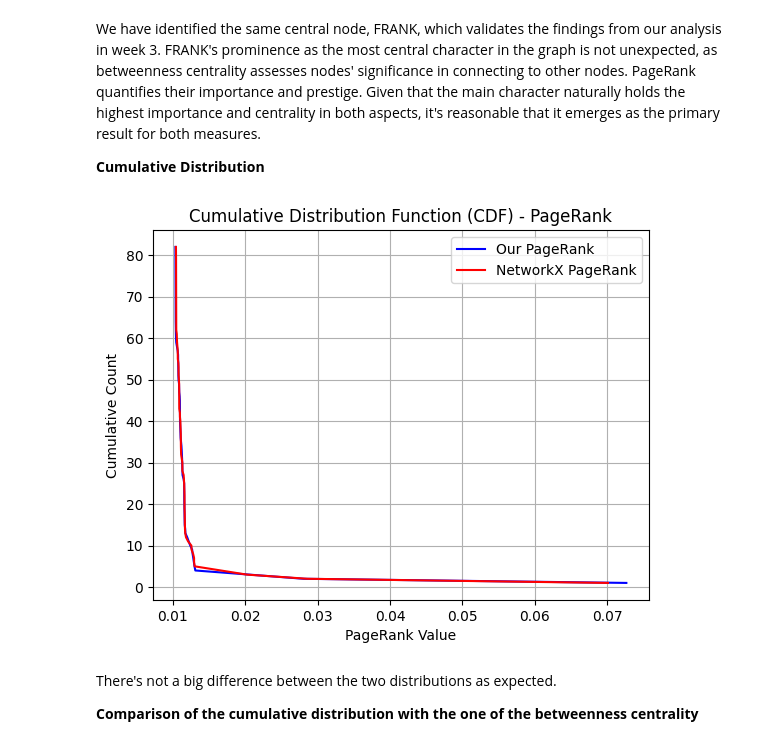
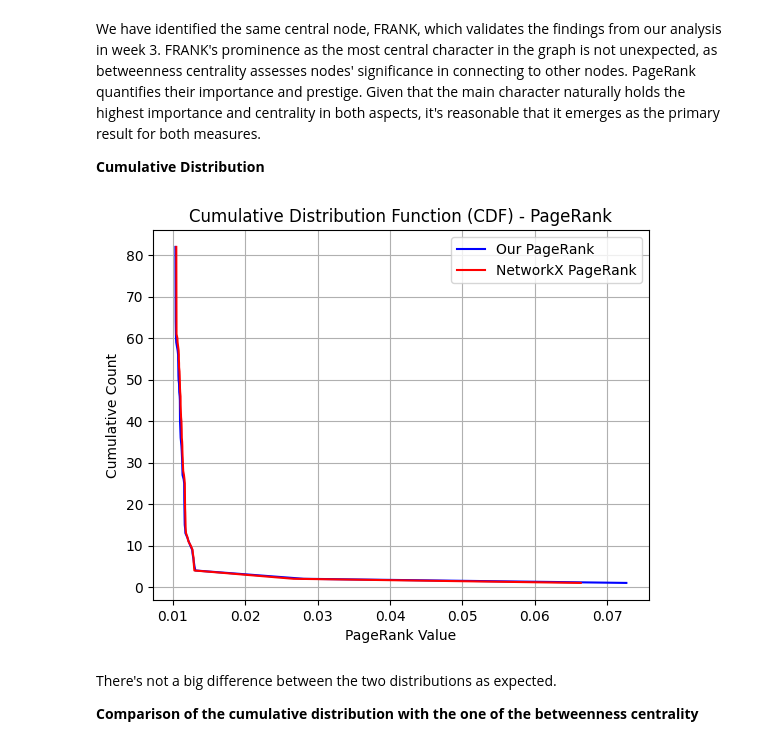
Before and after one commit to hamzaalfaris/SNA-PROJECT, a Jupyter notebook: project.ipynb, the cells around one changed output. Saved outputs shown, nothing was run; the diff lists cells and outputs as text; code cells hidden in the pictures.

```diff
--- a/project.ipynb
+++ b/project.ipynb
@@ -423,7 +423,7 @@ cdf_builtin_y = []  # y-axis for the built-in PageRank function
 
 # Copy PageRank values
 custom_pagerank_values = list(pgb.values())
-builtin_pagerank_values = list(pgbl.values())
+builtin_pagerank_values = list(pgb1.values())
 
 # Create copies of the values list
 custom_values_copy = custom_pagerank_values.copy()
@@ -438,34 +438,34 @@ N_builtin_temp = N_builtin
 # Calculate the CDF for our PageRank function
 while custom_values_copy:
     current_min = min(custom_values_copy)
     current_num = custom_values_copy.count(current_min)
     cdf_custom_x.append(current_min)
     cdf_custom_y.append(N_custom_temp)
     N_custom_temp -= current_num
     for i in range(current_num):
         custom_values_copy.remove(current_min)
 
 # Calculate the CDF for the built-in PageRank function
 while builtin_values_copy:
     current_min = min(builtin_values_copy)
     current_num = builtin_values_copy.count(current_min)
     cdf_builtin_x.append(current_min)
     cdf_builtin_y.append(N_builtin_temp)
     N_builtin_temp -= current_num
     for i in range(current_num):
         builtin_values_copy.remove(current_min)
 
 # Plot the CDFs
 plt.plot(cdf_custom_x, cdf_custom_y, 'b', label='Our PageRank')
 plt.plot(cdf_builtin_x, cdf_builtin_y, 'r', label='NetworkX PageRank')
 plt.legend(loc='upper right')
 plt.xlabel("PageRank Value")
 plt.ylabel("Cumulative Count")
 plt.title("Cumulative Distribution Function (CDF) - PageRank")
 plt.grid(True)
 plt.show()
 # %% [output]
-[figure, old version]
+[figure, new version]
 # %% [markdown]
 There's not a big difference between the two distributions as expected.
 
```
Also changed, not shown: parts of 17 cells of this notebook, 1 other file.
